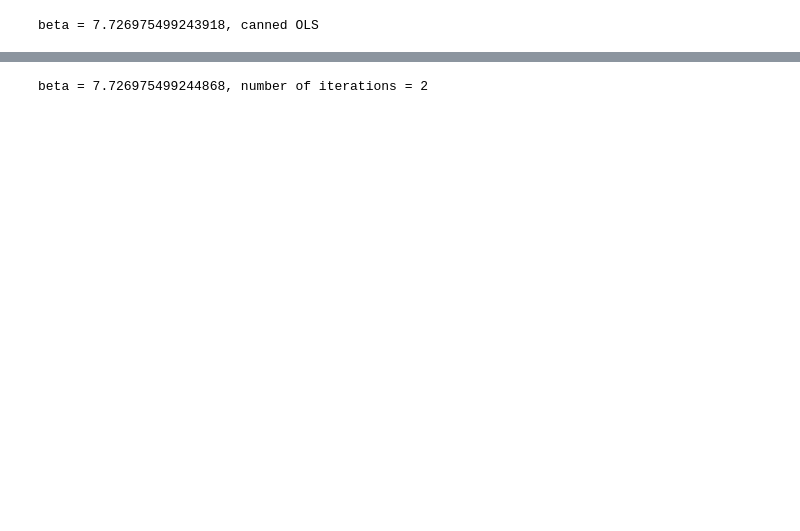
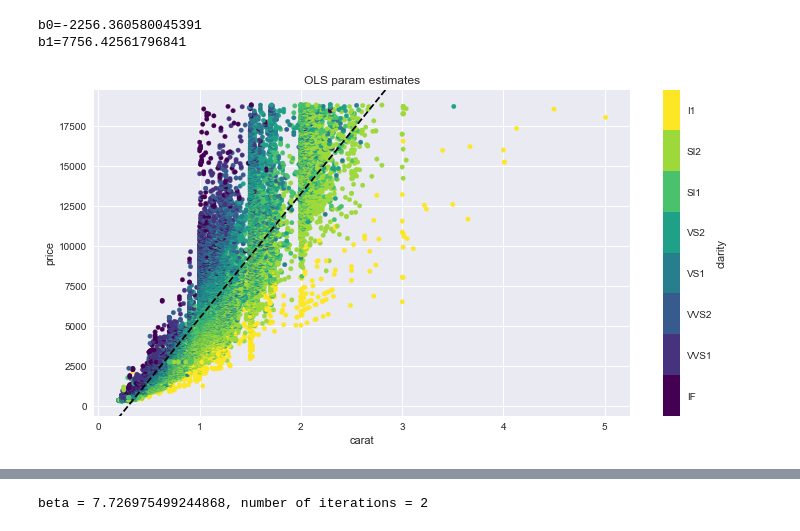
Before and after one commit to MatthewAckman/gradient_descent_newton_method, a Jupyter notebook: ols_gradient.ipynb, the cells around one changed output, grey strips where cells are left out. Cells and saved outputs as stored; diff of their text form; code cells hidden in the pictures; blank space fills up the shorter version.

```diff
--- a/ols_gradient.ipynb
+++ b/ols_gradient.ipynb
@@ -12,6 +20,22 @@ $$\beta_{1, i} = \beta_{1, i-1} - \alpha \dfrac{\partial{SSE}}{\partial{\beta_{1
 
 Newton coef update formula
 $$\beta_{1, i} = \beta_{1, i-1} - \dfrac{f'(x)}{f''(x)} = \beta_{1, i-1} - \dfrac{-2\Sigma{y_{i}x_{i}} + 2\beta_{1, i-1}\Sigma{x_{i}^2}}{2\Sigma{x_{1}^2}}$$
+# %%
+def inv(matrix):
+    '''matrix inversion function robust to 1x1 matricies'''
+    if len(matrix.to_numpy().ravel()) == 1:
+        return 1 / matrix
+    elif len(matrix.to_numpy().ravel()) > 1:
+        return np.linalg.inv(matrix)
+    else:
+        Exception('Input matrix must have >1 obs')
+
+
+def line(intercept, slope, ax, linestyle=None, c=None):
+    '''plots a line on matplotlib object using intercept and slope'''
+    x = np.array(ax.get_xlim())
+    y = intercept + slope * x
+    plt.plot(x,y, linestyle=linestyle, c=c)
 # %%
 import pandas as pd
 import numpy as np
@@ -23,13 +47,23 @@ plt.style.use('seaborn')
 import warnings
 warnings.filterwarnings("ignore")
 
-df = sns.load_dataset('diamonds')
-df['ln_price'] = df.price.apply(np.log)  # lhs var is ln price
+df = sns.load_dataset('diamonds')            # load dataset from seaborn lib
+df['ln_price'] = df.price.apply(np.log)      # lhs var is ln price
+df['const'] = 1                              # vector of 1s
-# %%
-## Canned OLS
-
-beta = sm.OLS(endog=df.ln_price, exog=df.carat).fit().params.carat
-
-print(f'beta = {beta}, canned OLS')
-# %% [output]
-beta = 7.726975499243918, canned OLS
+# %%
+## OLS
+
+fig, ax = plt.subplots(1,1,figsize=(12,6))
+df.plot.scatter(y='price', x='carat', c='clarity', cmap='viridis', ax=ax)
+ax.set(title='OLS param estimates', ylim=ax.get_ylim(), xlim=ax.get_xlim())
+
+y, x = df.price, df[['const','carat']]
+
+params = inv(x.T @ x) @ x.T @ y  ## beta = (X'X)^-1 X'Y
+line(intercept=params[0], slope=params[1], ax=ax, linestyle='--', c='k')
+
+print(f'b0={params[0]}\nb1={params[1]}')
+# %% [output]
+b0=-2256.360580045391
+b1=7756.42561796841
+[figure, added]
```
Also changed, not shown: parts of 7 cells of this notebook.
